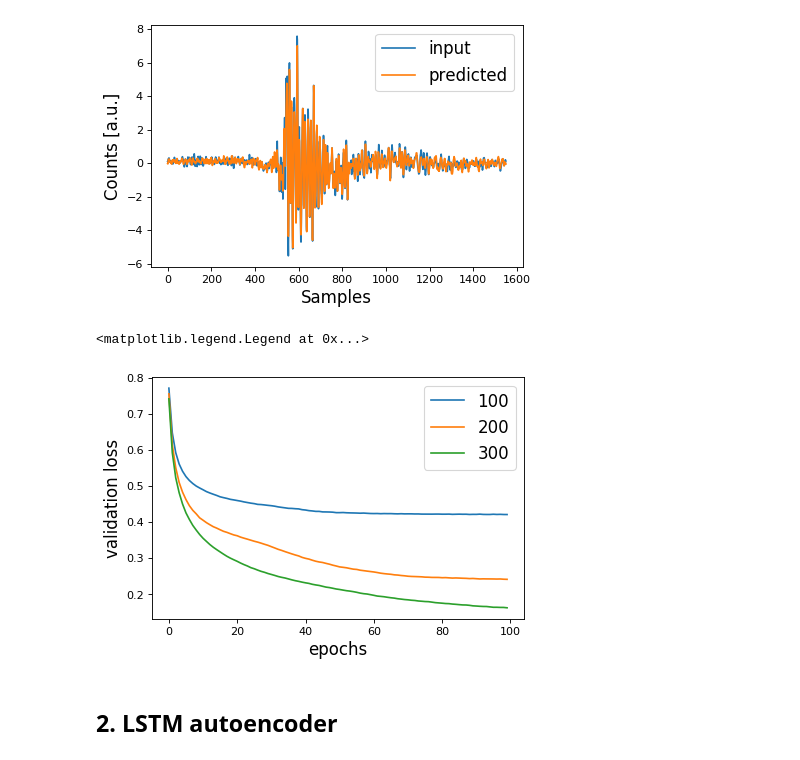
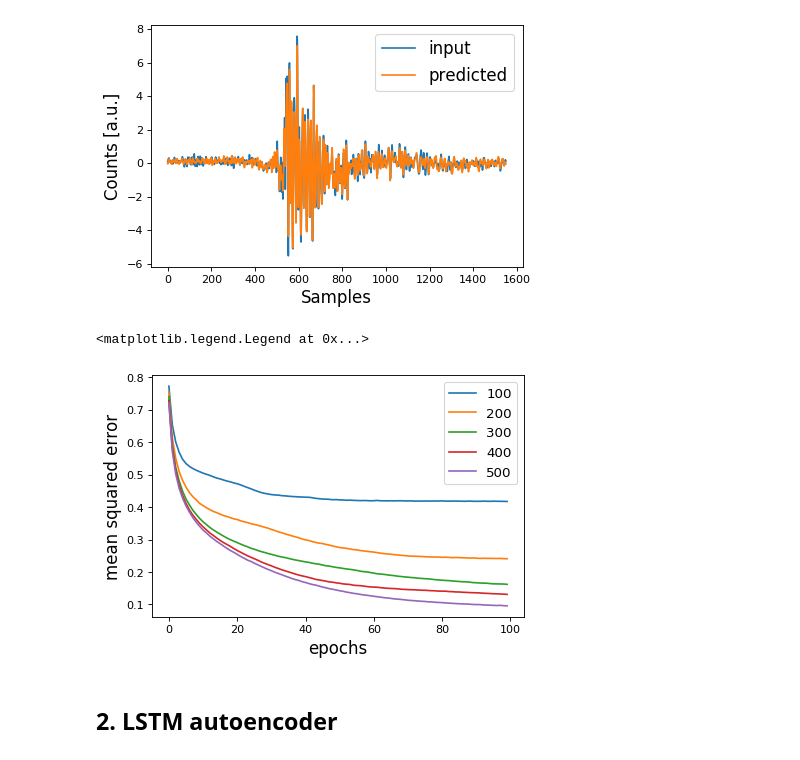
Before and after one commit to llayer/StromboliWF, a Jupyter notebook: autoencoder.ipynb, the cells around one changed output. Drawn from its saved outputs; the diff is of its cells as text; code cells hidden in the pictures.

```diff
--- a/autoencoder.ipynb
+++ b/autoencoder.ipynb
@@ -82,9 +90,11 @@ def train_dense(features, encoding_dim):
 
     return history, autoencoder, encoder
 # %%
-#history, autoencoder, encoder = train_dense(features, 100)
-history_200, autoencoder_200, encoder_200 = train_dense(features, 200)
+history_100, autoencoder_100, encoder_100 = train_dense(features, 100)
+#history_200, autoencoder_200, encoder_200 = train_dense(features, 200)
 #history_300, autoencoder_300, encoder_300 = train_dense(features, 300)
+#history_400, autoencoder_400, encoder_400 = train_dense(features, 400)
+history_500, autoencoder_500, encoder_500 = train_dense(features, 500)
 # %% [output]
 Train on 15798 samples, validate on 3950 samples
 Epoch 1/100
@@ -156,15 +166,17 @@ plt.legend(['input', 'predicted'], loc='upper right', prop={'size': 15})
 [figure]
 # %%
 plt.figure(figsize=(6,4), dpi=80)
-plt.plot(history.history['val_loss'])
+plt.plot(history_100.history['val_loss'])
 plt.plot(history_200.history['val_loss'])
 plt.plot(history_300.history['val_loss'])
-plt.ylabel('validation loss', fontsize=15)
+plt.plot(history_400.history['val_loss'])
+plt.plot(history_500.history['val_loss'])
+plt.ylabel('mean squared error', fontsize=15)
 plt.xlabel('epochs', fontsize=15)
-plt.legend(['100', '200', '300'], loc='upper right', prop={'size': 15})
+plt.legend(['100', '200', '300', '400', '500'], loc='upper right', prop={'size': 12})
 # %% [output]
 <matplotlib.legend.Legend at 0x...>
-[figure, old version]
+[figure, new version]
 # %% [markdown]
 ## 2. LSTM autoencoder
 # %%
```
Also changed, not shown: parts of 12 cells of this notebook.
